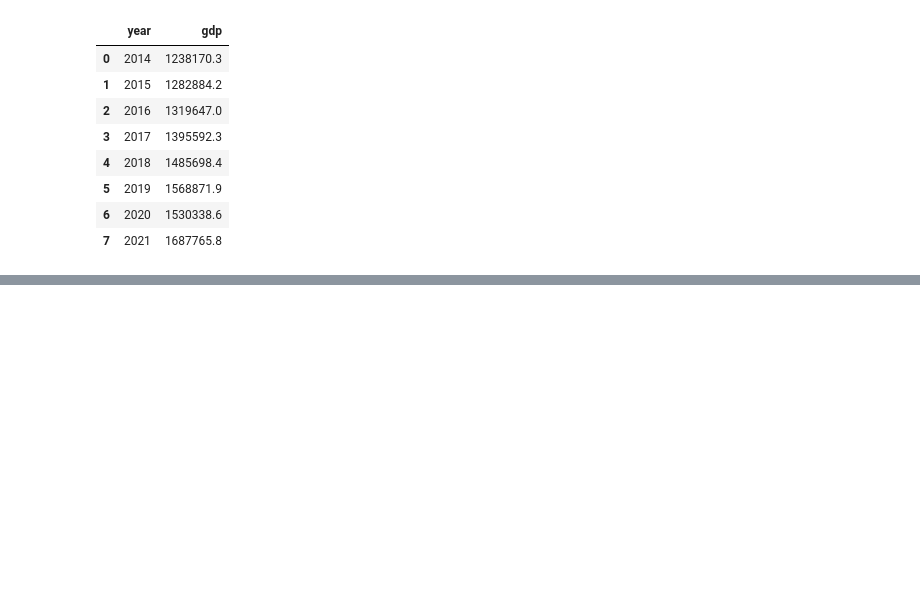
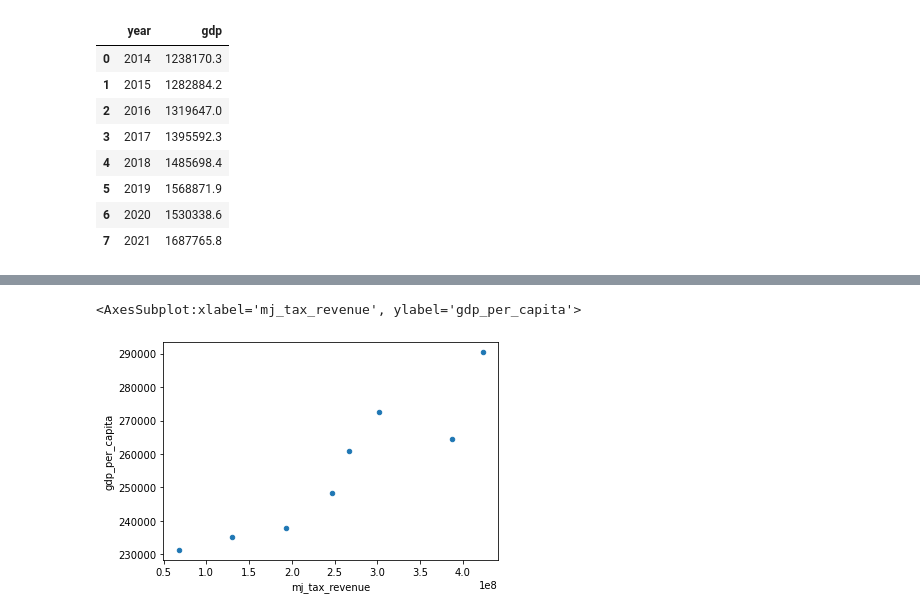
Before and after one commit to jho97/specs_capstone, a Jupyter notebook: visualized_data/state_gdp_per_capita.ipynb, the cells around one changed output, grey strips where cells are left out. Saved outputs shown, nothing was run; the diff lists cells and outputs as text; code cells hidden in the pictures; blank space fills up the shorter version.

```diff
--- a/visualized_data/state_gdp_per_capita.ipynb
+++ b/visualized_data/state_gdp_per_capita.ipynb
@@ -114,0 +282,7 @@ co_gdp_year
+# %%
+co_plot_df = merged_df.drop(columns=["gdp","population"])
+# %%
+co_plot_df = co_plot_df.rename(columns = {"total_taxes_and_fees":"mj_tax_revenue"})
+# %%
+co_plot_df.replace({'\$':'', '\,':'', '\(':'', '\)':''}, regex = True, inplace= True)
+co_plot_df.head()
@@ -114,0 +296,2 @@ co_gdp_year
+# %%
+co_plot_df['mj_tax_revenue'] = co_plot_df['mj_tax_revenue'].astype(str).astype(int)
@@ -114,0 +310,5 @@ co_gdp_year
+# %%
+co_plot_df.plot.scatter(y="gdp_per_capita", x="mj_tax_revenue")
+# %% [output]
+<AxesSubplot:xlabel='mj_tax_revenue', ylabel='gdp_per_capita'>
+[figure, added]
```
Also changed, not shown: parts of 35 cells of this notebook, 1 other file.
